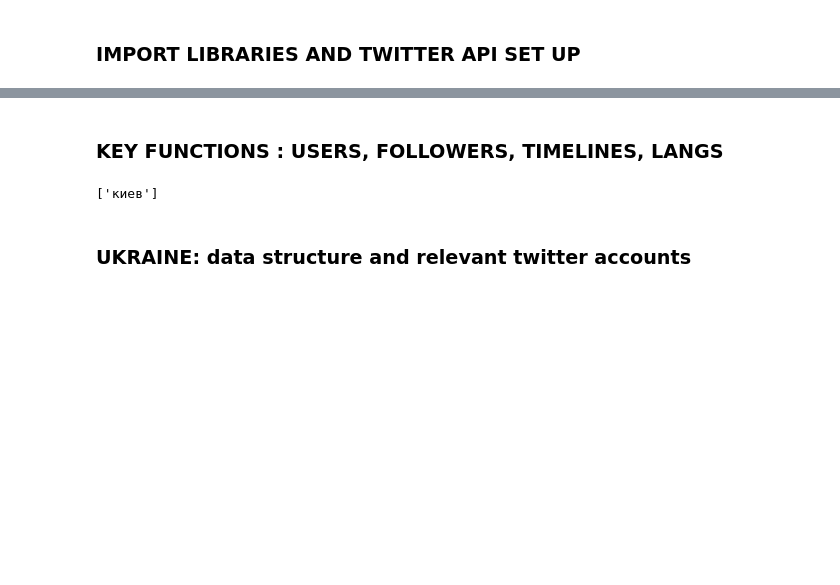
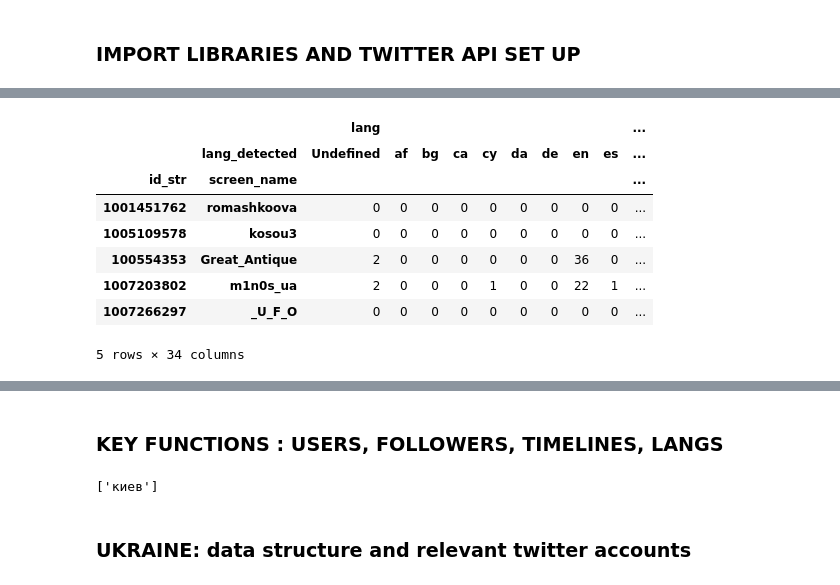
Before and after one commit to pgervila/Explore_bilingualism_in_cities, a Jupyter notebook: explore_city_langs.ipynb, the cells around one changed output, grey strips where cells are left out. Cells and saved outputs as stored; diff of their text form; code cells hidden in the pictures; blank space fills up the shorter version.

```diff
--- a/explore_city_langs.ipynb
+++ b/explore_city_langs.ipynb
@@ -58,0 +89,12 @@ auth.set_access_token(access_token, access_token_secret)
+# %%
+Kiev_data.data_stats.head()
+# %% [output]
+|  |  | lang |  |  |  |  |  |  |  |  | ... |
+|  | lang_detected | Undefined | af | bg | ca | cy | da | de | en | es | ... |
+| id_str | screen_name |  |  |  |  |  |  |  |  |  | ... |
+| 1001451762 | romashkoova | 0 | 0 | 0 | 0 | 0 | 0 | 0 | 0 | 0 | ... |
+| 1005109578 | kosou3 | 0 | 0 | 0 | 0 | 0 | 0 | 0 | 0 | 0 | ... |
+| 100554353 | Great_Antique | 2 | 0 | 0 | 0 | 0 | 0 | 0 | 36 | 0 | ... |
+| 1007203802 | m1n0s_ua | 2 | 0 | 0 | 0 | 1 | 0 | 0 | 22 | 1 | ... |
+| 1007266297 | _U_F_O | 0 | 0 | 0 | 0 | 0 | 0 | 0 | 0 | 0 | ... |
+5 rows × 34 columns
```
Also changed, not shown: parts of 58 cells of this notebook, 1 other file.
